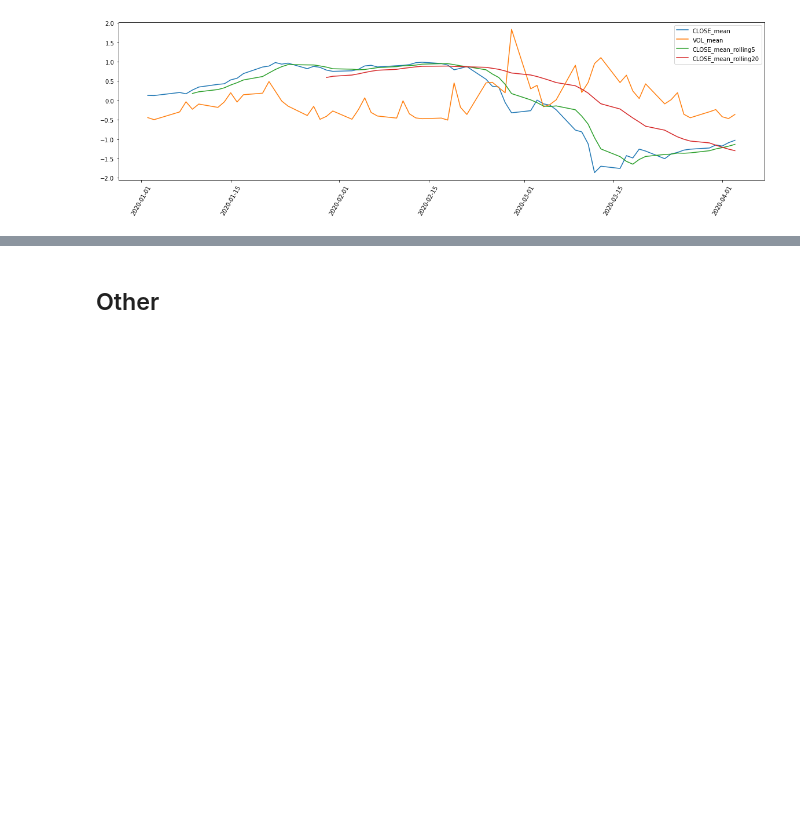
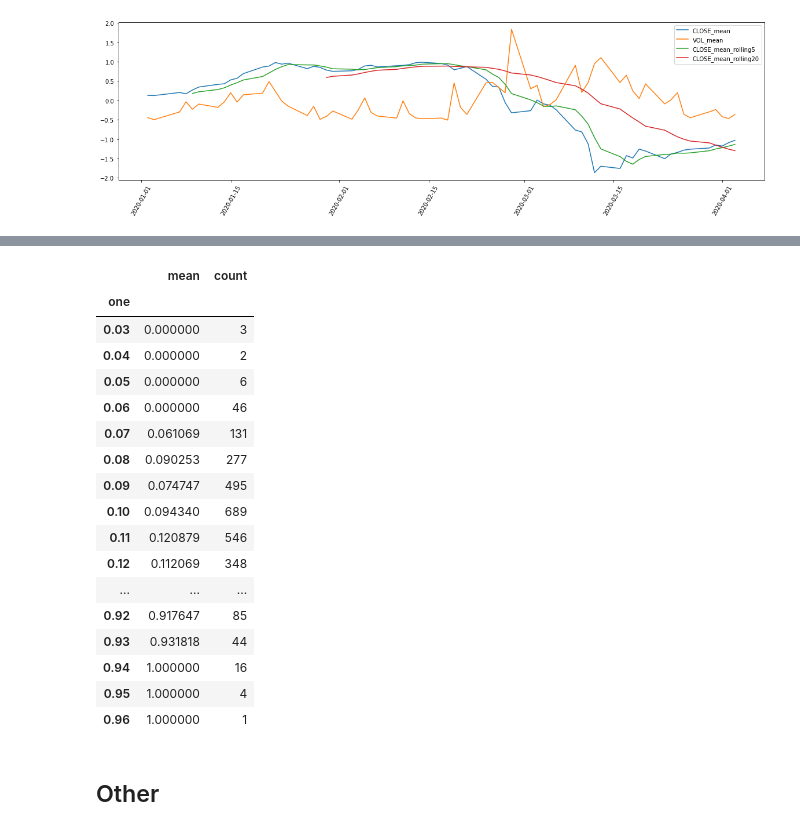
Before and after one commit to showeye/wse_analytics, a Jupyter notebook: bossa.ipynb, the cells around one changed output, grey strips where cells are left out. Drawn from its saved outputs; the diff is of its cells as text; code cells hidden in the pictures; blank space fills up the shorter version.

```diff
--- a/bossa.ipynb
+++ b/bossa.ipynb
@@ -386,3 +595,24 @@ plt.legend(cols_to_plot)
+# %%
+df_res_grouped
+# %% [output]
+|  | mean | count |
+| one |  |  |
+| 0.03 | 0.000000 | 3 |
+| 0.04 | 0.000000 | 2 |
+| 0.05 | 0.000000 | 6 |
+| 0.06 | 0.000000 | 46 |
+| 0.07 | 0.061069 | 131 |
+| 0.08 | 0.090253 | 277 |
+| 0.09 | 0.074747 | 495 |
+| 0.10 | 0.094340 | 689 |
+| 0.11 | 0.120879 | 546 |
+| 0.12 | 0.112069 | 348 |
+| ... | ... | ... |
+| 0.92 | 0.917647 | 85 |
+| 0.93 | 0.931818 | 44 |
+| 0.94 | 1.000000 | 16 |
+| 0.95 | 1.000000 | 4 |
+| 0.96 | 1.000000 | 1 |
 # %% [markdown]
 ## Other
 # %% [markdown]
```
Also changed, not shown: parts of 43 cells of this notebook.
